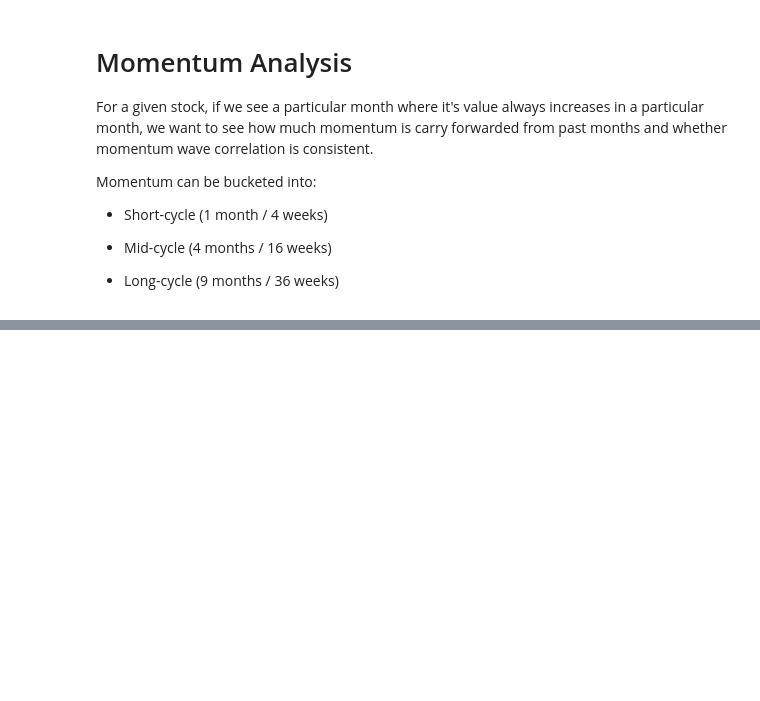
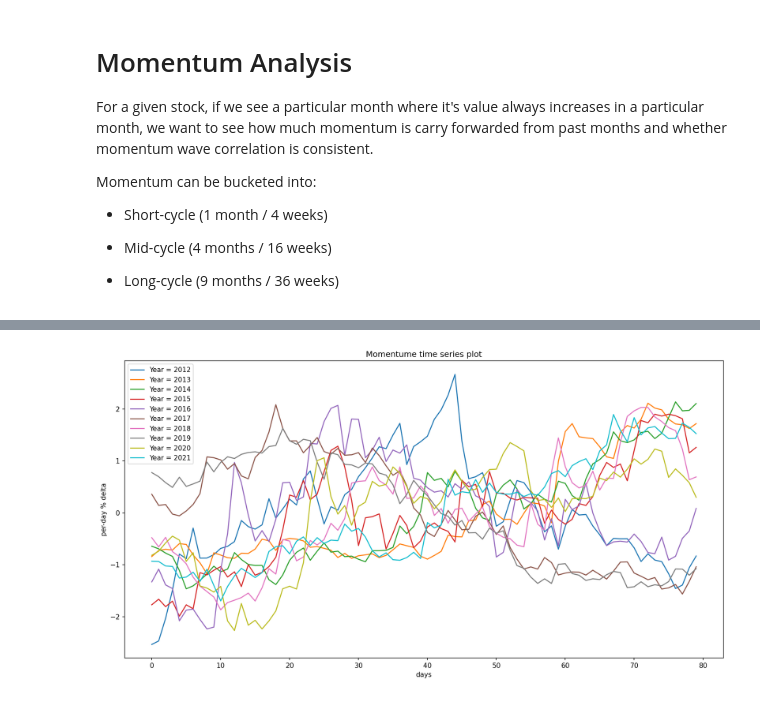
Before and after one commit to 345ishaan/algorithmic_trading, a Jupyter notebook: Stock_Mode_Analysis.ipynb, the cells around one changed output, grey strips where cells are left out. Drawn from its saved outputs; the diff is of its cells as text; code cells hidden in the pictures; blank space fills up the shorter version.

```diff
--- a/Stock_Mode_Analysis.ipynb
+++ b/Stock_Mode_Analysis.ipynb
@@ -227,0 +281,4 @@ short_momentum = get_past_week_momentum(stock='TORNTPHARM.NS', num_before_weeks=
+# %%
+mid_momentum = get_past_week_momentum(stock='TORNTPHARM.NS', num_before_weeks=16, before_month=7,start_year=2012, end_year=2021, normalize_time_series=True)
+# %% [output]
+[figure, added]
```
Also changed, not shown: parts of 17 cells of this notebook.
